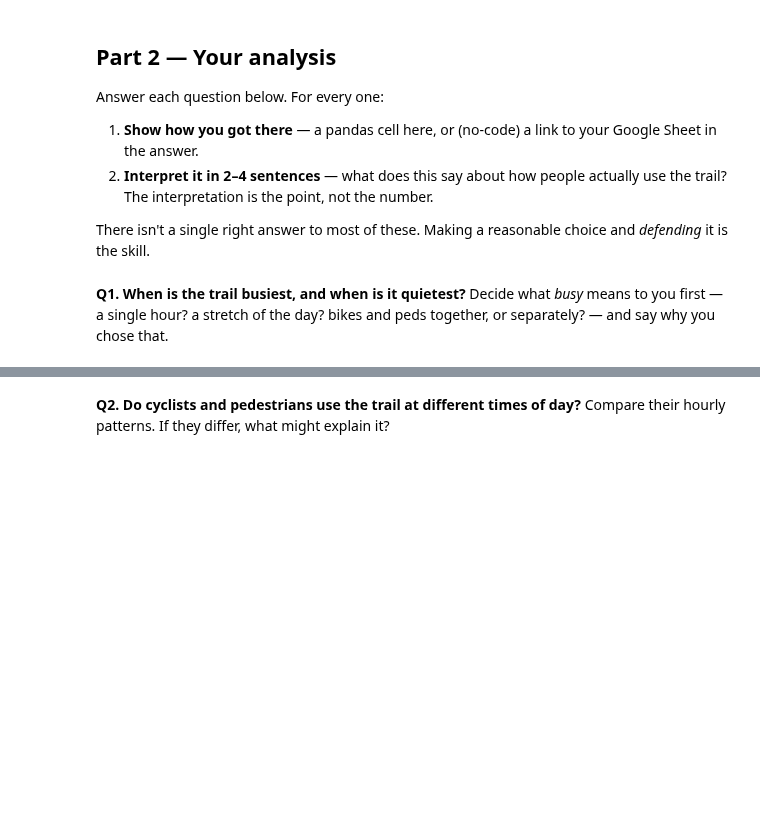
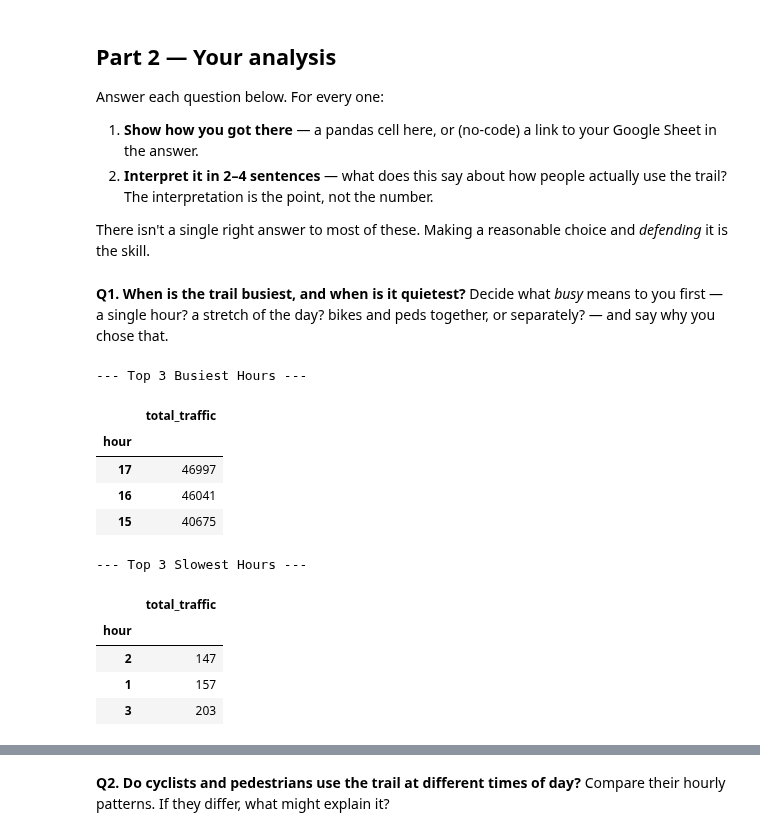
Before and after one commit to annieh04/hcde-410, a Jupyter notebook: A1/A1.ipynb, the cells around one changed output, grey strips where cells are left out. Saved outputs shown, nothing was run; the diff lists cells and outputs as text; code cells hidden in the pictures; blank space fills up the shorter version.

```diff
--- a/A1/A1.ipynb
+++ b/A1/A1.ipynb
@@ -101,6 +141,32 @@ There isn't a single right answer to most of these. Making a reasonable choice a
 Decide what *busy* means to you first — a single hour? a stretch of the day? bikes and peds together, or separately? — and say why you chose that.
 # %%
 # Your code for Q1 (or put a Google Sheets link in your written answer below)
+
+# 1. Total traffic of bikes and peds
+df["total_traffic"] = df["bikes"] + df["peds"]
+
+# 2. Grouped by hour of the day and add all the traffic together
+hourly_traffic = df.groupby("hour")[["bikes", "peds", "total_traffic"]].sum()
+
+# 3. Find and print the busiest hours of traffic
+print("--- Top 3 Busiest Hours ---")
+display(hourly_traffic["total_traffic"].sort_values(ascending=False).head(3).to_frame())
+
+print("--- Top 3 Slowest Hours ---")
+display(hourly_traffic["total_traffic"].sort_values(ascending=True).head(3).to_frame())
+# %% [output]
+--- Top 3 Busiest Hours ---
+|  | total_traffic |
+| hour |  |
+| 17 | 46997 |
+| 16 | 46041 |
+| 15 | 40675 |
+--- Top 3 Slowest Hours ---
+|  | total_traffic |
+| hour |  |
+| 2 | 147 |
+| 1 | 157 |
+| 3 | 203 |
 # %% [markdown]
 **Your Q1 answer:**
 
```
Also changed, not shown: parts of 12 cells of this notebook.
